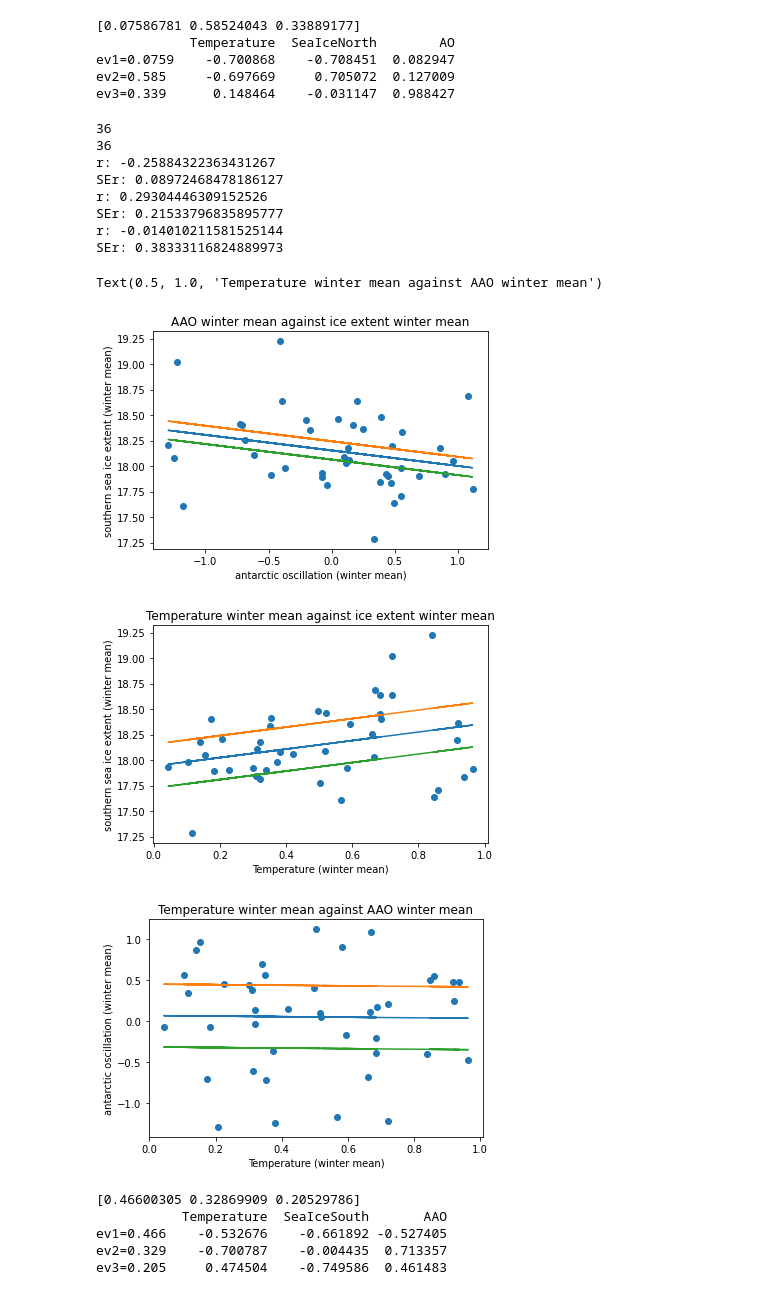
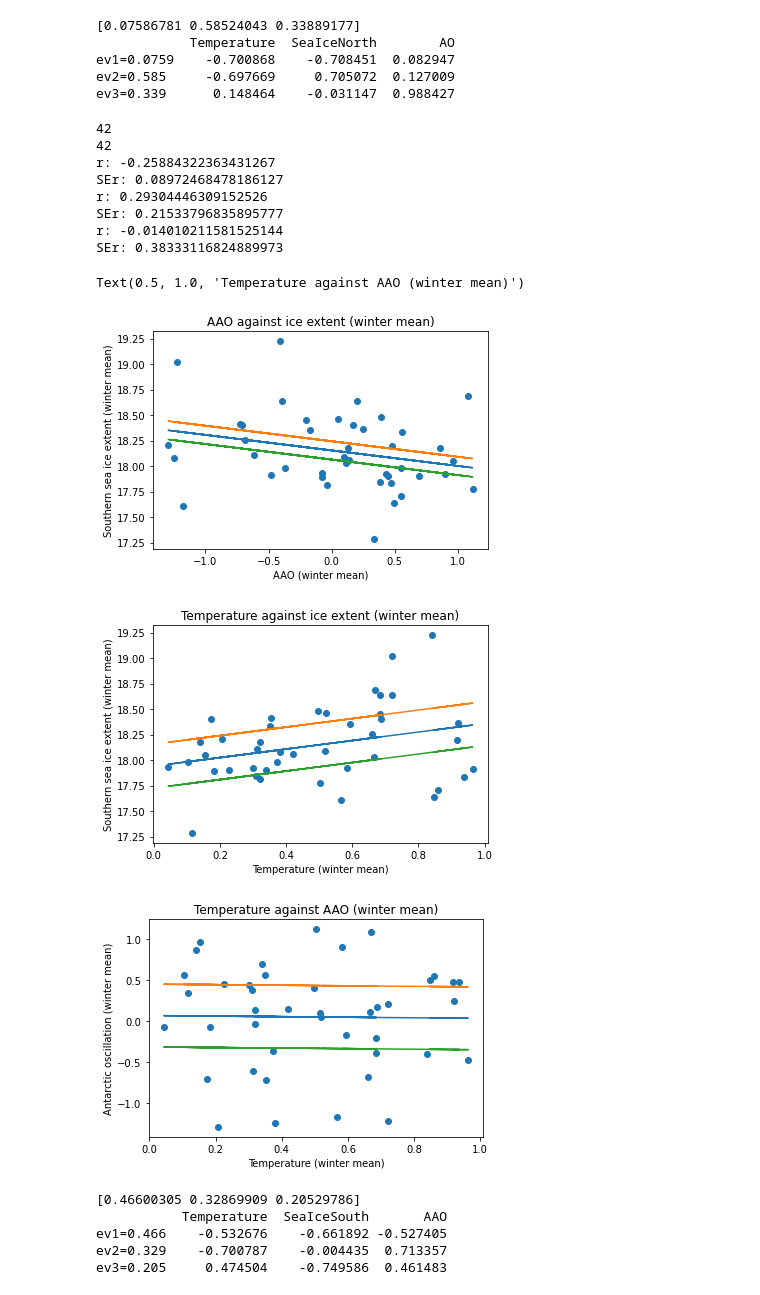
Before and after one commit to Rainette9/AO_Sea-ice, a Jupyter notebook: Data/Project5_Rainetteupdated_Ifuckedupthemerging.ipynb, the cells around one changed output. Cells and saved outputs as stored; diff of their text form; code cells hidden in the pictures.

```diff
--- a/Data/Project5_Rainetteupdated_Ifuckedupthemerging.ipynb
+++ b/Data/Project5_Rainetteupdated_Ifuckedupthemerging.ipynb
@@ -766,8 +766,8 @@ for l in range(0, L):
     SIES_extent_Mean_winter.extend(SIES_extent_mean_winter[valid])
     T_Mean_winter.extend(T_mean_winter[valid])
 
-print(len(SIES_extent_Mean))
-print(len(AAO_Mean))
+print(len(SIES_extent_Mean_winter))
+print(len(AAO_Mean_winter))
 
 m, b, r, p, std_err = stats.linregress(AAO_Mean_winter, SIES_extent_Mean_winter)
 print('r:', r)
@@ -777,46 +777,46 @@ plt.scatter(AAO_Mean_winter, SIES_extent_Mean_winter)
 plt.plot(AAO_Mean_winter, m*np.array(AAO_Mean_winter)+b)
 plt.plot(AAO_Mean_winter, m*np.array(AAO_Mean_winter)+b+std_err)
 plt.plot(AAO_Mean_winter, m*np.array(AAO_Mean_winter)+b-std_err)
-plt.xlabel('antarctic oscillation (winter mean)')
-plt.ylabel('southern sea ice extent (winter mean)')
-plt.title('AAO winter mean against ice extent winter mean')
+plt.xlabel('AAO (winter mean)')
+plt.ylabel('Southern sea ice extent (winter mean)')
+plt.title('AAO against ice extent (winter mean)')
 
 m, b, r, p, std_err = stats.linregress(T_Mean_winter, SIES_extent_Mean_winter)
 print('r:', r)
 print('SEr:', std_err)
 plot1 = plt. figure(2)
 plt.scatter(T_Mean_winter, SIES_extent_Mean_winter)
 plt.plot(T_Mean_winter, m*np.array(T_Mean_winter)+b)
 plt.plot(T_Mean_winter, m*np.array(T_Mean_winter)+b+std_err)
 plt.plot(T_Mean_winter, m*np.array(T_Mean_winter)+b-std_err)
 plt.xlabel('Temperature (winter mean)')
-plt.ylabel('southern sea ice extent (winter mean)')
-plt.title('Temperature winter mean against ice extent winter mean')
+plt.ylabel('Southern sea ice extent (winter mean)')
+plt.title('Temperature against ice extent (winter mean)')
 
 m, b, r, p, std_err = stats.linregress(T_Mean_winter, AAO_Mean_winter)
 print('r:', r)
 print('SEr:', std_err)
 plot1 = plt. figure(3)
 plt.scatter(T_Mean_winter, AAO_Mean_winter)
 plt.plot(T_Mean_winter, m*np.array(T_Mean_winter)+b)
 plt.plot(T_Mean_winter, m*np.array(T_Mean_winter)+b+std_err)
 plt.plot(T_Mean_winter, m*np.array(T_Mean_winter)+b-std_err)
 plt.xlabel('Temperature (winter mean)')
-plt.ylabel('antarctic oscillation (winter mean)')
-plt.title('Temperature winter mean against AAO winter mean')
+plt.ylabel('Antarctic oscillation (winter mean)')
+plt.title('Temperature against AAO (winter mean)')
 # %% [output]
-36
-36
+42
+42
 r: -0.25884322363431267
 SEr: 0.08972468478186127
 r: 0.29304446309152526
 SEr: 0.21533796835895777
 r: -0.014010211581525144
 SEr: 0.38333116824889973
-Text(0.5, 1.0, 'Temperature winter mean against AAO winter mean')
+Text(0.5, 1.0, 'Temperature against AAO (winter mean)')
-[figure, old version]
+[figure, new version]
-[figure, old version]
+[figure, new version]
-[figure, old version]
+[figure, new version]
 # %%
 labels=['Temperature','SeaIceSouth', 'AAO']
 matrix=pd.DataFrame(np.array([np.array(T_Mean_winter),np.array(SIES_extent_Mean_winter), np.array(AAO_Mean_winter)]),index=labels).transpose()
```
Also changed, not shown: parts of 2 cells of this notebook.
